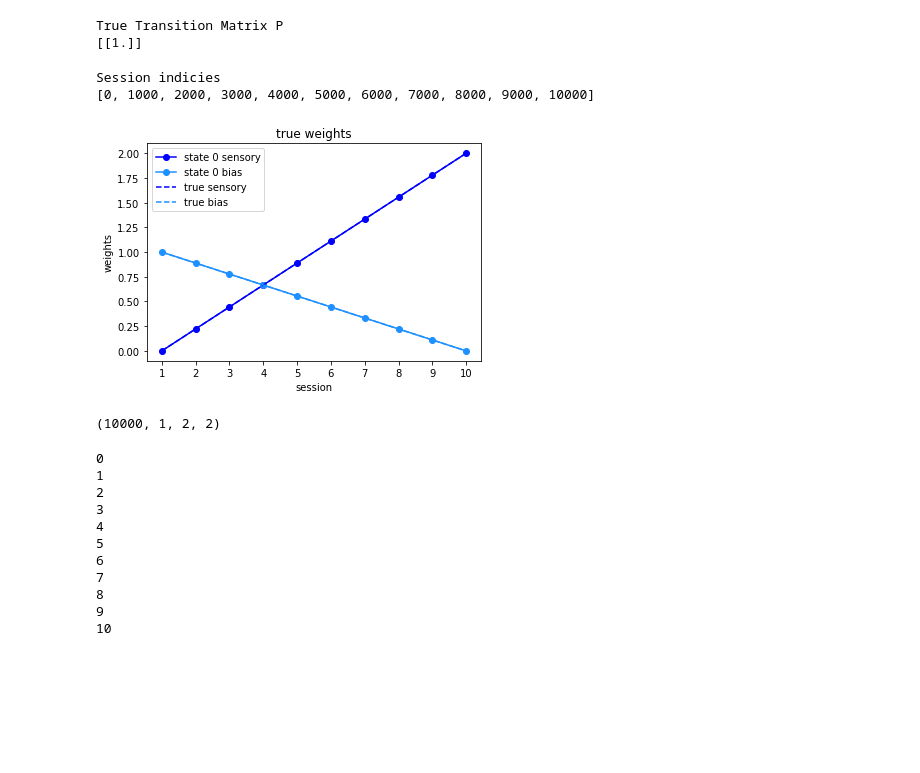
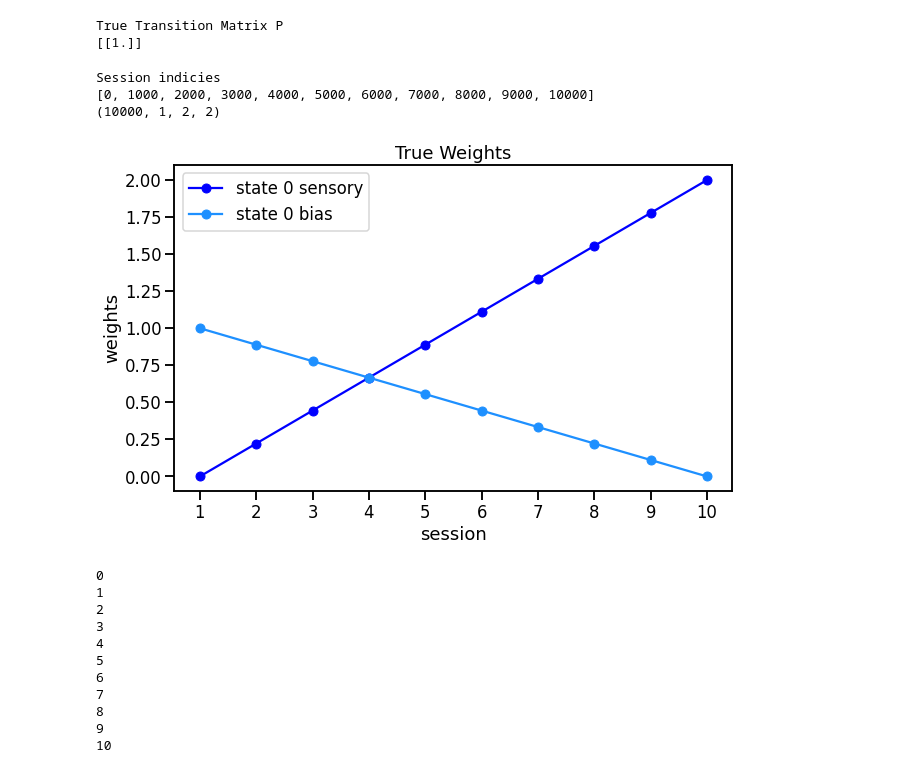
Before and after one commit to lenca56/Pillow_dGLM-HMM, a Jupyter notebook: code/Checking_one_state.ipynb, the cells around one changed output. Cells and saved outputs as stored; diff of their text form; code cells hidden in the pictures; blank space fills up the shorter version.

Commit message:
made changes to two state simulated data jupyter notebook to get figures for JP

```diff
--- a/code/Checking_one_state.ipynb
+++ b/code/Checking_one_state.ipynb
@@ -11,6 +11,8 @@ from analysis_utils import *
 import dglm_hmm1
 from scipy.stats import multivariate_normal, norm
 # import jax
+
+sns.set_context("talk")
 # %%
 # setting hyperparameters
 S = 10 # sessions
@@ -30,25 +32,26 @@ True Transition Matrix P
 # %%
 # True Weights and Session Start Indices
 ourW = np.zeros((S,K,D))
 ourW[:,0,1] = np.linspace(0,2,S) # state 1 sensory (increasing)
 ourW[:,0,0] = np.linspace(1,0,S) # state 1 bias (decreasing)
 trueW = np.zeros((N,K,D,C))
 # change weight format to have session*trials points
 sessInd = []
 for sess in range(0,S):
     sessInd.append(sess*T)
     for t in range(0,T):
         trueW[sess*T+t,:,:,0] = ourW[sess,:,:]
 sessInd.append(N)
 print("Session indicies")
 print(sessInd)
-plotting_weights(trueW,sessInd,trueW,'true weights')
+fig, axes = plt.subplots(figsize=(10,6))
+plotting_weights(w=trueW, sessInd=sessInd, axes=axes, trueW=None, title='True Weights', save_fig=False)
 print(trueW.shape)
 # %% [output]
 Session indicies
 [0, 1000, 2000, 3000, 4000, 5000, 6000, 7000, 8000, 9000, 10000]
+(10000, 1, 2, 2)
-[figure, old version]
+[figure, new version]
-(10000, 1, 2, 2)
 # %%
 dGLM_HMM = dglm_hmm1.dGLM_HMM1(N,K,D,C)
 
```
Also changed, not shown: 17 other files.
